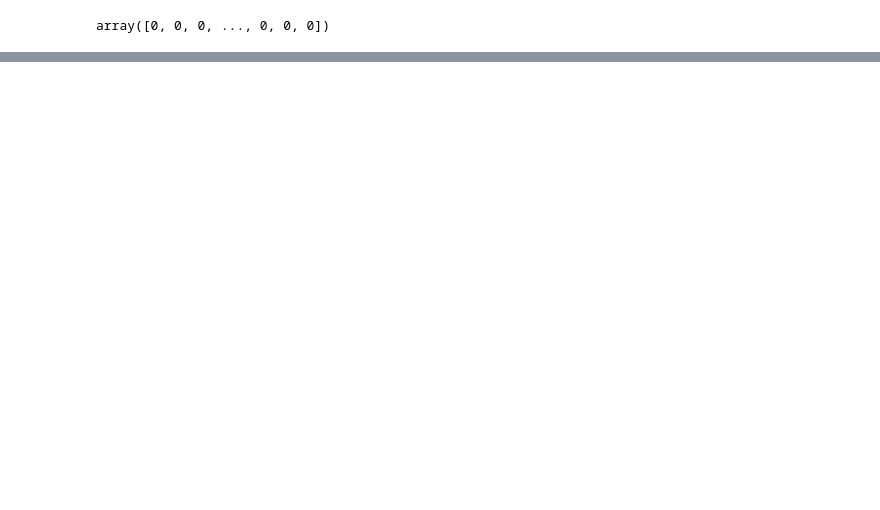
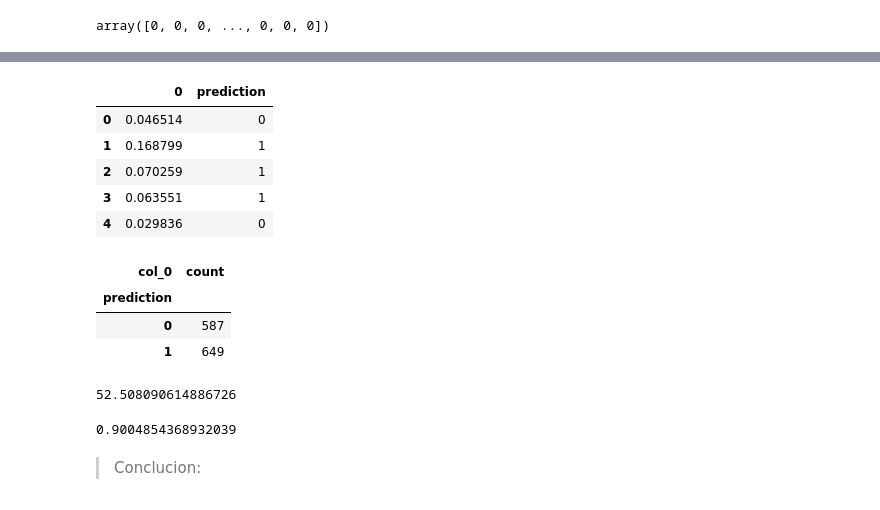
Before and after one commit to GersonVis/Tecnicas-de-IA, a Jupyter notebook: curso udemy/regresión logística/regresión logística para predicciones bancarias.ipynb, the cells around one changed output, grey strips where cells are left out. Drawn from its saved outputs; the diff is of its cells as text; code cells hidden in the pictures; blank space fills up the shorter version.

```diff
--- a/curso udemy/regresión logística/regresión logística para predicciones bancarias.ipynb
+++ b/curso udemy/regresión logística/regresión logística para predicciones bancarias.ipynb
@@ -445,0 +489,24 @@ array([0, 0, 0, ..., 0, 0, 0])
+# %%
+prob_df=pd.DataFrame(probs[:,1])## dataframe solo de los porcentajes
+threshold=0.05##umbral para ser verdadero o falso
+## mayor a 0.1 es venta=1, y es igual a 0=no venta
+prob_df["prediction"]=np.where(prob_df[0]>threshold, 1, 0)
+prob_df.head(5)
+# %% [output]
+|  | 0 | prediction |
+| 0 | 0.046514 | 0 |
+| 1 | 0.168799 | 1 |
+| 2 | 0.070259 | 1 |
+| 3 | 0.063551 | 1 |
+| 4 | 0.029836 | 0 |
+# %%
+pd.crosstab(prob_df.prediction, columns="count")
+# %% [output]
+| col_0 | count |
+| prediction |  |
+| 0 | 587 |
+| 1 | 649 |
+# %%
+649/len(prob_df)*100
+# %% [output]
+52.508090614886726
@@ -445,0 +516,7 @@ array([0, 0, 0, ..., 0, 0, 0])
+# %%
+##90% quiere decir que los datos predichos son muy parecidos acercandose a la realidad
+metrics.accuracy_score(Y_test, prediction)
+# %% [output]
+0.9004854368932039
+# %% [markdown]
+> Conclucion:
```
Also changed, not shown: parts of 9 cells of this notebook.
